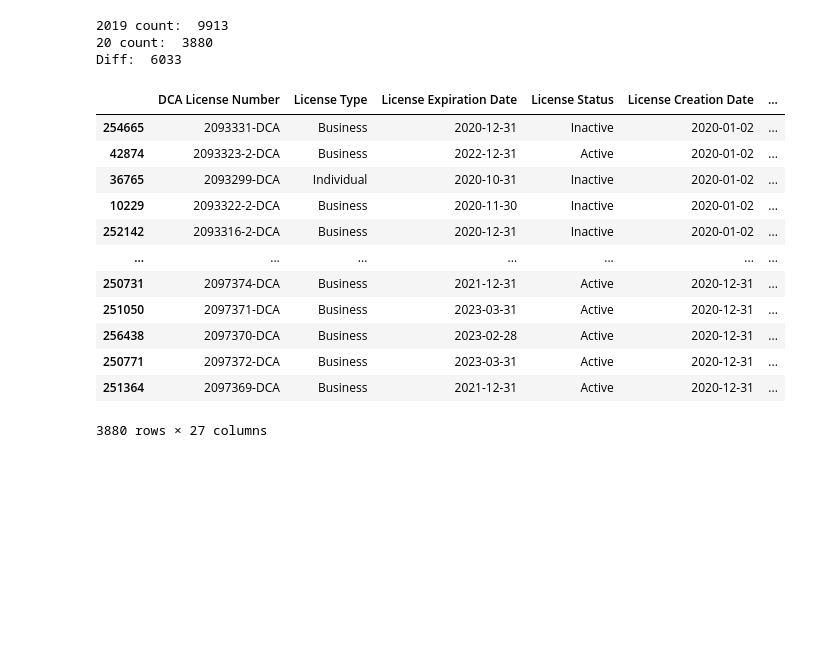
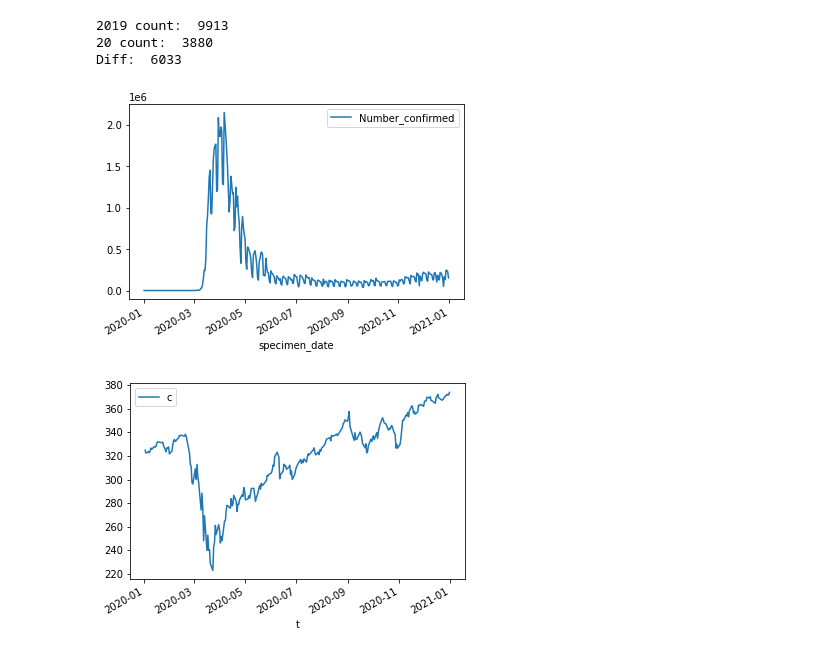
Before and after one commit to jgingh7/NYC-COVID-BigData, a Jupyter notebook: notebooks/Covid_19_Impact_on_Economy.ipynb, the cells around one changed output. Cells and saved outputs as stored; diff of their text form; code cells hidden in the pictures; blank space fills up the shorter version.

```diff
--- a/notebooks/Covid_19_Impact_on_Economy.ipynb
+++ b/notebooks/Covid_19_Impact_on_Economy.ipynb
@@ -18,7 +18,7 @@ twenty20_end_date = pd.to_datetime("12/31/2020")
 # Specimen_date column will be used to represent confirmed positive cases.
 dtypes = {'extract_date': 'object', 'specimen_date': 'object', 'Number_tested': 'int64',
           'Number_confirmed': 'int64', 'Number_hospitalized': 'int64', 'Number_deaths': 'int64'}
-covid_data_df = pd.read_csv("covid_positive_and_deaths.csv", dtype=dtypes)
+#covid_data_df = pd.read_csv("../datasets/covid_positive_and_deaths.csv", dtype=dtypes)
 
 # Cast column type to pandas datetime type
 # Replace invalid dates with NAT and drop all rows with NA values
@@ -34,55 +34,44 @@ twenty20_df = covid_data_df[
 ]
 # Group by date
 twenty20_positive_df = twenty20_df.groupby(["specimen_date"], as_index=True).sum().reset_index()
-#wenty20_positive_df.plot.line(x='specimen_date', y='Number_confirmed')
+twenty20_positive_df.plot.line(x='specimen_date', y='Number_confirmed')
 
 ### SPY 2020 Closing prices ###
 # Json file retrieved and stored locally from polygon.io. polygon rate limits queries.
 spy_2020_json = None
-with open("SPY_2020_daily_open_close.json") as f:
+with open("../datasets/SPY_2020_daily_open_close.json") as f:
     spy_2020_json = json.load(f)
 # Convert json data to pandas dataframe
 spy_2020_df = pd.DataFrame(spy_2020_json["results"])
 # Cast time type to pandas datetime
 spy_2020_df['t'] = pd.to_datetime(spy_2020_df['t'], unit='ms', errors='coerce')
-#sy_2020_df.plot.line(x='t', y='c')
+spy_2020_df.plot.line(x='t', y='c')
 
 ### NYC legally operating businesses ###
-nyc_business_df = pd.read_csv("Legally_Operating_Businesses.csv", low_memory=False)
+nyc_business_df = pd.read_csv("../datasets/Legally_Operating_Businesses.csv", low_memory=False)
 # Cast date columsn to pandas datetime type
 nyc_business_df['License Expiration Date'] = pd.to_datetime(nyc_business_df['License Expiration Date'],
                                                               errors='coerce')
 nyc_business_df['License Creation Date'] = pd.to_datetime(nyc_business_df['License Creation Date'],
                                                             errors='coerce')
 # Get the businesses that were created in 2019
 nyc_19_new_bus_df = nyc_business_df[(nyc_business_df["License Creation Date"] >= twenty19_start_date) &
                                     (nyc_business_df["License Creation Date"] <= twenty19_end_date)
                                    ]
 nyc_19_new_bus_df = nyc_19_new_bus_df.sort_values(by=['License Creation Date'], ascending=True)
 
 # Get the businesses that were created in 2020
 nyc_20_new_bus_df = nyc_business_df[(nyc_business_df["License Creation Date"] >= twenty20_start_date) &
                                     (nyc_business_df["License Creation Date"] <= twenty20_end_date)
                                    ]
 nyc_20_new_bus_df= nyc_20_new_bus_df.sort_values(by=['License Creation Date'], ascending=True)
-#print ("2019 count: " , len(nyc_19_new_bus_df))
-#print ("20 count: ", len(nyc_20_new_bus_df))
-#print ("Diff: ", len(nyc_19_new_bus_df) - len(nyc_20_new_bus_df))
+print ("2019 count: " , len(nyc_19_new_bus_df))
+print ("20 count: ", len(nyc_20_new_bus_df))
+print ("Diff: ", len(nyc_19_new_bus_df) - len(nyc_20_new_bus_df))
 #nyc_20_new_bus_df
 # %% [output]
 2019 count:  9913
 20 count:  3880
 Diff:  6033
-|  | DCA License Number | License Type | License Expiration Date | License Status | License Creation Date | ... |
-| 254665 | 2093331-DCA | Business | 2020-12-31 | Inactive | 2020-01-02 | ... |
-| 42874 | 2093323-2-DCA | Business | 2022-12-31 | Active | 2020-01-02 | ... |
-| 36765 | 2093299-DCA | Individual | 2020-10-31 | Inactive | 2020-01-02 | ... |
-| 10229 | 2093322-2-DCA | Business | 2020-11-30 | Inactive | 2020-01-02 | ... |
-| 252142 | 2093316-2-DCA | Business | 2020-12-31 | Inactive | 2020-01-02 | ... |
-| ... | ... | ... | ... | ... | ... | ... |
-| 250731 | 2097374-DCA | Business | 2021-12-31 | Active | 2020-12-31 | ... |
-| 251050 | 2097371-DCA | Business | 2023-03-31 | Active | 2020-12-31 | ... |
-| 256438 | 2097370-DCA | Business | 2023-02-28 | Active | 2020-12-31 | ... |
-| 250771 | 2097372-DCA | Business | 2023-03-31 | Active | 2020-12-31 | ... |
-| 251364 | 2097369-DCA | Business | 2021-12-31 | Active | 2020-12-31 | ... |
-3880 rows × 27 columns
+[figure, added]
+[figure, added]
```
Also changed, not shown: 1 other file.
